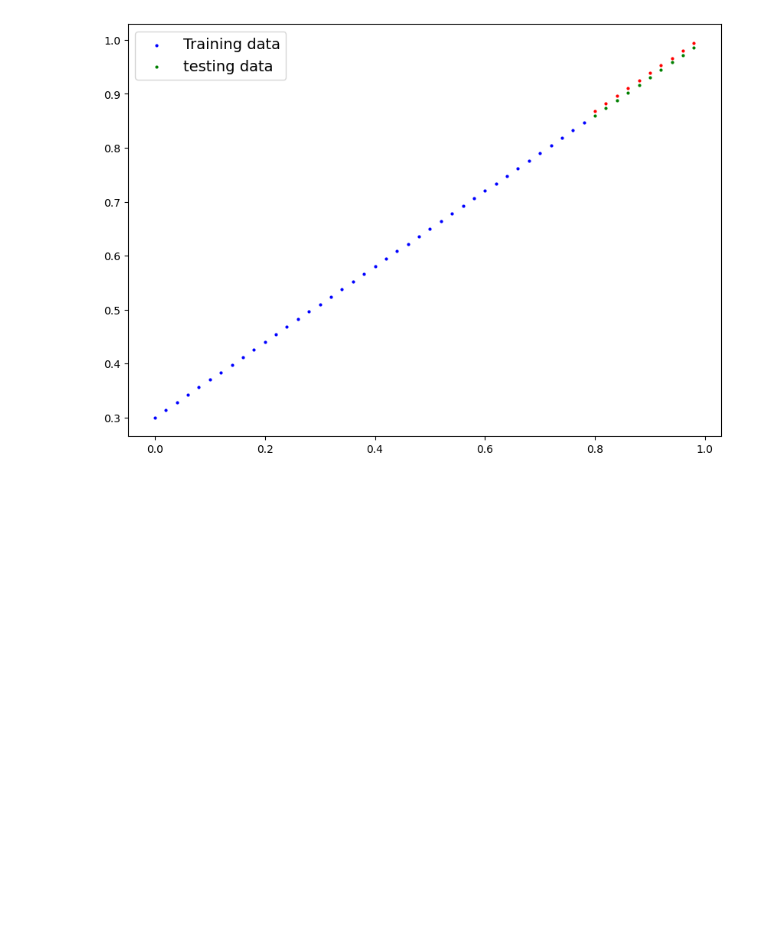
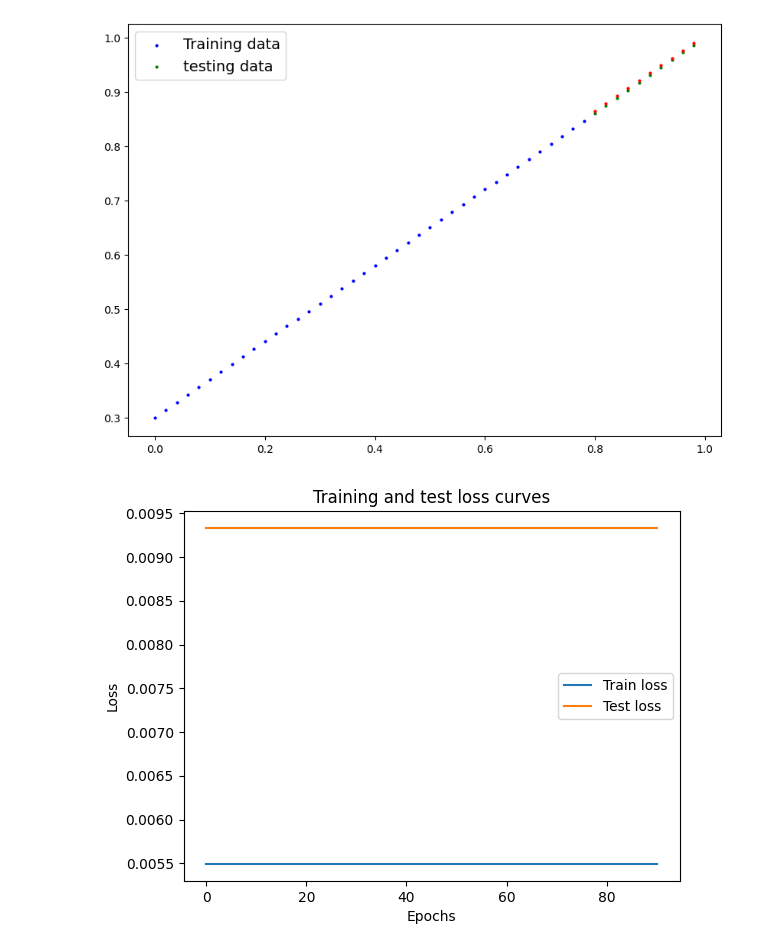
Before and after one commit to Qalb-e-Momin777/Practices, a Jupyter notebook: PyTorch_Workflow.ipynb, the cells around one changed output. Cells and saved outputs as stored; diff of their text form; code cells hidden in the pictures; blank space fills up the shorter version.

```diff
--- a/PyTorch_Workflow.ipynb
+++ b/PyTorch_Workflow.ipynb
@@ -26,7 +26,7 @@ bias = 0.3
 start = 0
 end = 1
 step = 0.02
-X = torch.arange(start,end,step)
+X = torch.arange(start,end,step).unsqueeze(dim=1)
 y = weight*X + bias
 X[:10] , y[:10] , len(X) , len(y)
 # %% [output]
@@ -129,14 +148,17 @@ optimizer = torch.optim.SGD(params=model.parameters() , lr=0.01)
 torch.manual_seed(42)
 # an epoch is a one loop through the data
 epoch = 100
+epoch_count = []
+loss_values = []
+test_loss_values = []
 # Loop throgh the data
 for epoch in range(epoch):
   # set the model to training mode
   model.train()
   # forward pass
-  y_pred = model(X_train)
+  y_pred = model(X_train).unsqueeze(dim=1)
   # calculte the loss
-  loss = loss_fn(y_pred , y_train)
+  loss = loss_fn(y_pred , y_train.unsqueeze(dim=1))
   print(f"Loss : {loss}")
   # Optimizer zero grad
   optimizer.zero_grad()
@@ -144,7 +166,15 @@ for epoch in range(epoch):
   loss.backward()
   # optimizer step
   optimizer.step()
-  # turn off the gradient descent
+  # Testing
   model.eval()
-  print(model.state_dict())
+  with torch.inference_mode():
+    test_pred = model(X_test).unsqueeze(dim=1)
+    test_loss = loss_fn(test_pred , y_test.unsqueeze(dim=1))
+  if epoch % 10 == 0:
+    epoch_count.append(epoch)
+    loss_values.append(loss.detach().cpu().item())
+    test_loss_values.append(test_loss.detach().cpu().item())
+    print(f"Epoch : {epoch} | loss : {loss} | Test Loss : {test_loss}")
+    print(model.state_dict())
 # %% [output]
@@ -176,3 +206,13 @@ with torch.inference_mode():
 plot_predictions(predictions=y_pred_new)
 # %% [output]
 [figure]
+# %%
+# Plot the loss curves
+plt.plot(epoch_count, loss_values, label="Train loss")
+plt.plot(epoch_count, test_loss_values, label="Test loss")
+plt.title("Training and test loss curves")
+plt.ylabel("Loss")
+plt.xlabel("Epochs")
+plt.legend();
+# %% [output]
+[figure, added]
```
Also changed, not shown: parts of 4 cells of this notebook.
